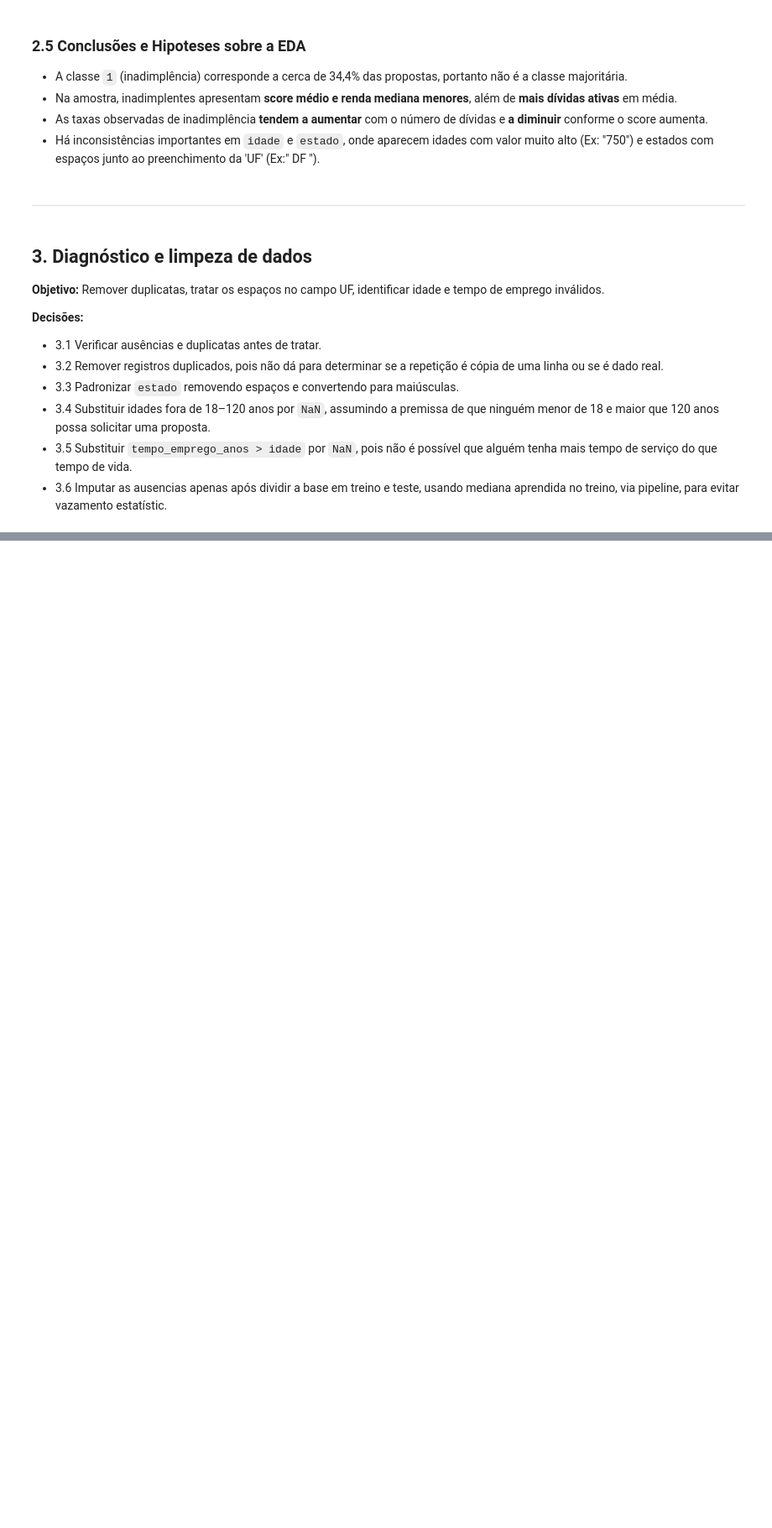
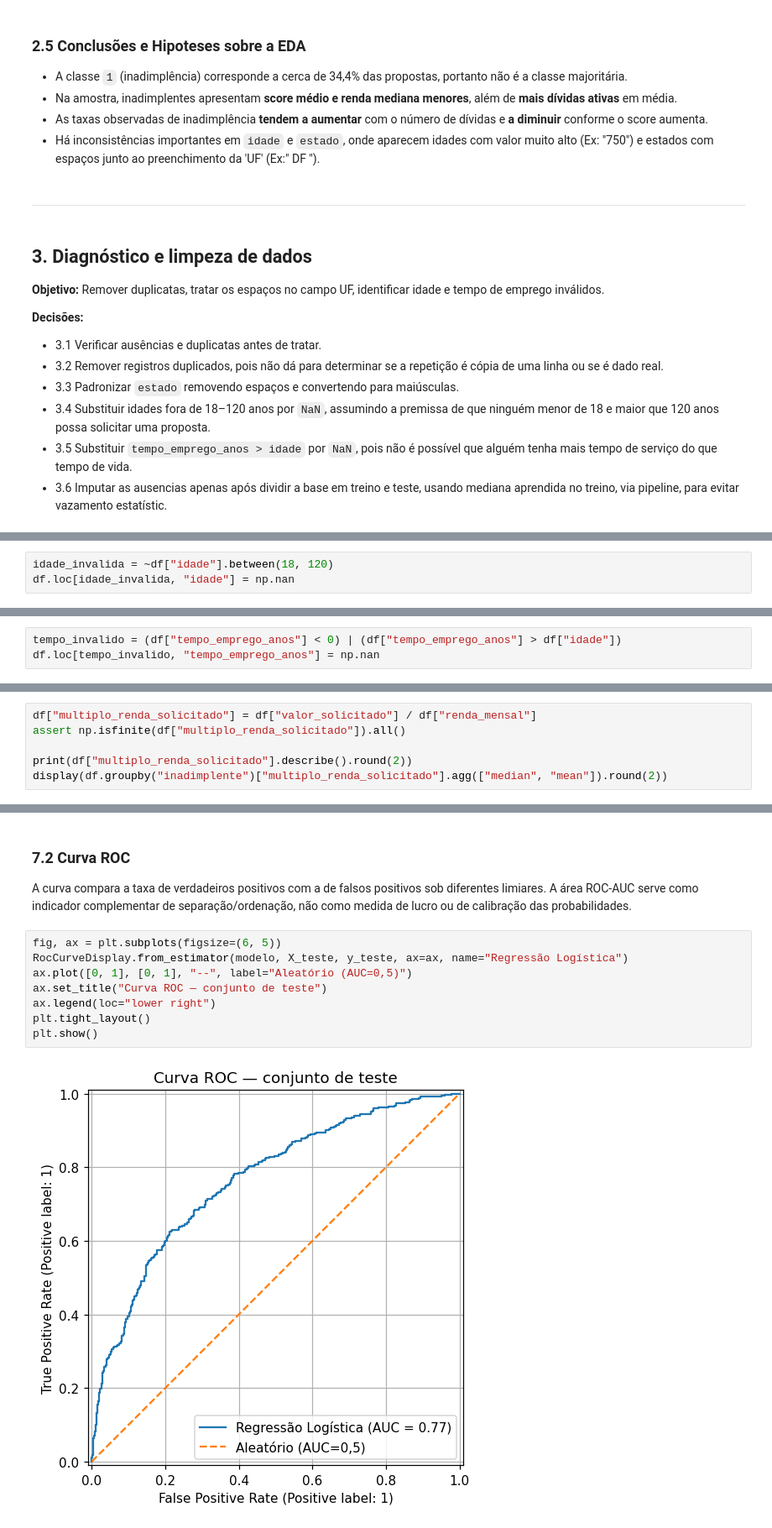
Before and after one commit to gabrielbragads/fast-track-ai-analise-de-credito, a Jupyter notebook: notebook/analise_de_credito.ipynb, the cells around one changed output, grey strips where cells are left out. Shown at 84% size. Saved outputs shown, nothing was run; the diff lists cells and outputs as text; blank space fills up the shorter version.

```diff
--- a/notebook/analise_de_credito.ipynb
+++ b/notebook/analise_de_credito.ipynb
@@ -262,0 +291,3 @@ print("UFs com espaços extras:", (df_bruto["estado"] != df_bruto["estado"].str.
+# %%
+idade_invalida = ~df["idade"].between(18, 120)
+df.loc[idade_invalida, "idade"] = np.nan
@@ -262,0 +296,3 @@ print("UFs com espaços extras:", (df_bruto["estado"] != df_bruto["estado"].str.
+# %%
+tempo_invalido = (df["tempo_emprego_anos"] < 0) | (df["tempo_emprego_anos"] > df["idade"])
+df.loc[tempo_invalido, "tempo_emprego_anos"] = np.nan
@@ -262,0 +336,6 @@ print("UFs com espaços extras:", (df_bruto["estado"] != df_bruto["estado"].str.
+# %%
+df["multiplo_renda_solicitado"] = df["valor_solicitado"] / df["renda_mensal"]
+assert np.isfinite(df["multiplo_renda_solicitado"]).all()
+
+print(df["multiplo_renda_solicitado"].describe().round(2))
+display(df.groupby("inadimplente")["multiplo_renda_solicitado"].agg(["median", "mean"]).round(2))
@@ -262,0 +511,14 @@ print("UFs com espaços extras:", (df_bruto["estado"] != df_bruto["estado"].str.
+# %% [markdown]
+### 7.2 Curva ROC
+
+A curva compara a taxa de verdadeiros positivos com a de falsos positivos sob diferentes limiares. A área ROC-AUC serve como indicador complementar de separação/ordenação, não como medida de lucro ou de calibração das probabilidades.
+# %%
+fig, ax = plt.subplots(figsize=(6, 5))
+RocCurveDisplay.from_estimator(modelo, X_teste, y_teste, ax=ax, name="Regressão Logística")
+ax.plot([0, 1], [0, 1], "--", label="Aleatório (AUC=0,5)")
+ax.set_title("Curva ROC — conjunto de teste")
+ax.legend(loc="lower right")
+plt.tight_layout()
+plt.show()
+# %% [output]
+[figure, added]
```
Also changed, not shown: parts of 27 cells of this notebook.
